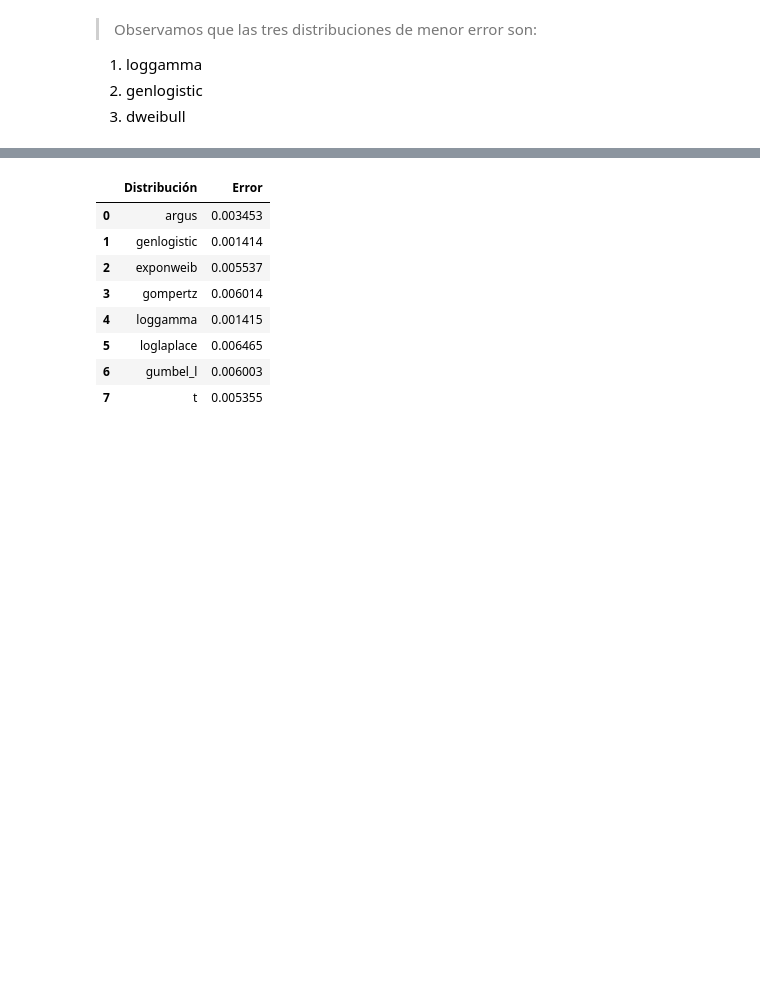
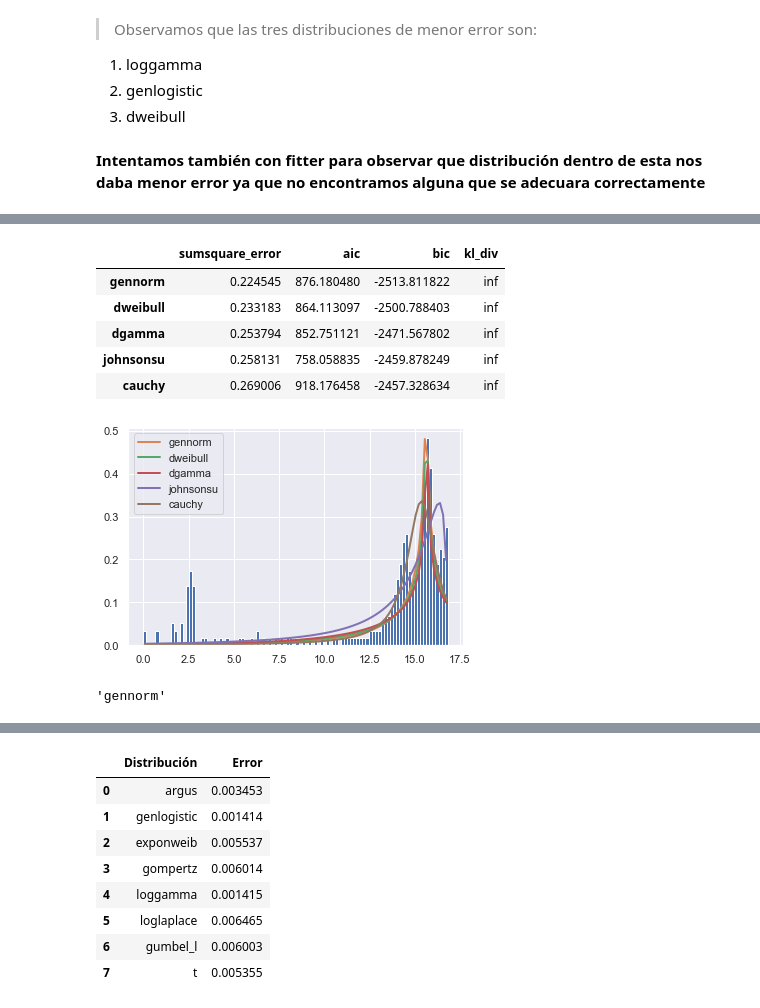
Before and after one commit to valerialadron/Proyecto_VLadron_MMLopez, a Jupyter notebook: Proyecto_VLadron_MMLopez.ipynb, the cells around one changed output, grey strips where cells are left out. Saved outputs shown, nothing was run; the diff lists cells and outputs as text; code cells hidden in the pictures; blank space fills up the shorter version.

```diff
--- a/Proyecto_VLadron_MMLopez.ipynb
+++ b/Proyecto_VLadron_MMLopez.ipynb
@@ -415,3 +424,13 @@ Name: Distribución, dtype: object
 1. loggamma
 2. genlogistic
 3. dweibull
+# %% [markdown]
+**Intentamos también con fitter para observar que distribución dentro de esta nos daba menor error ya que no encontramos alguna que se adecuara correctamente**
+# %%
+##2020
+warnings.filterwarnings("ignore")
+
+fitter1 = Fitter(v1_data)
+fitter1.fit()
+fitter1.summary()
+# %% [output]
@@ -417,0 +451,12 @@ Name: Distribución, dtype: object
+|  | sumsquare_error | aic | bic | kl_div |
+| gennorm | 0.224545 | 876.180480 | -2513.811822 | inf |
+| dweibull | 0.233183 | 864.113097 | -2500.788403 | inf |
+| dgamma | 0.253794 | 852.751121 | -2471.567802 | inf |
+| johnsonsu | 0.258131 | 758.058835 | -2459.878249 | inf |
+| cauchy | 0.269006 | 918.176458 | -2457.328634 | inf |
+[figure, added]
+# %%
+dist_fitter = list(fitter1.get_best().keys())[0]
+dist_fitter
+# %% [output]
+'gennorm'
```
Also changed, not shown: parts of 37 cells of this notebook.
